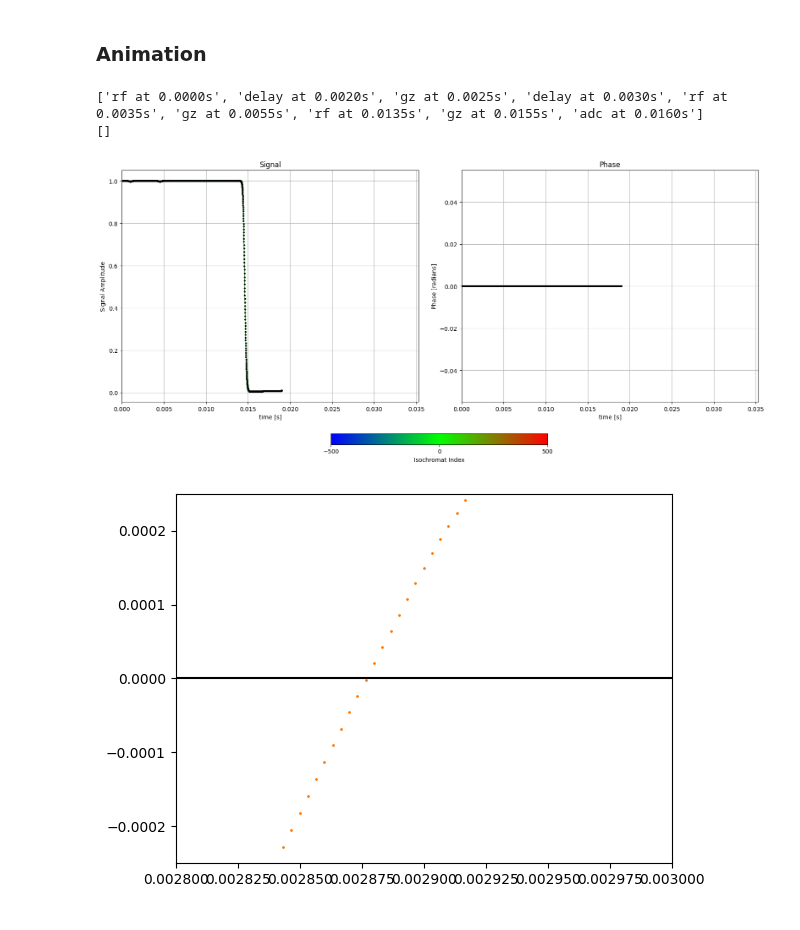
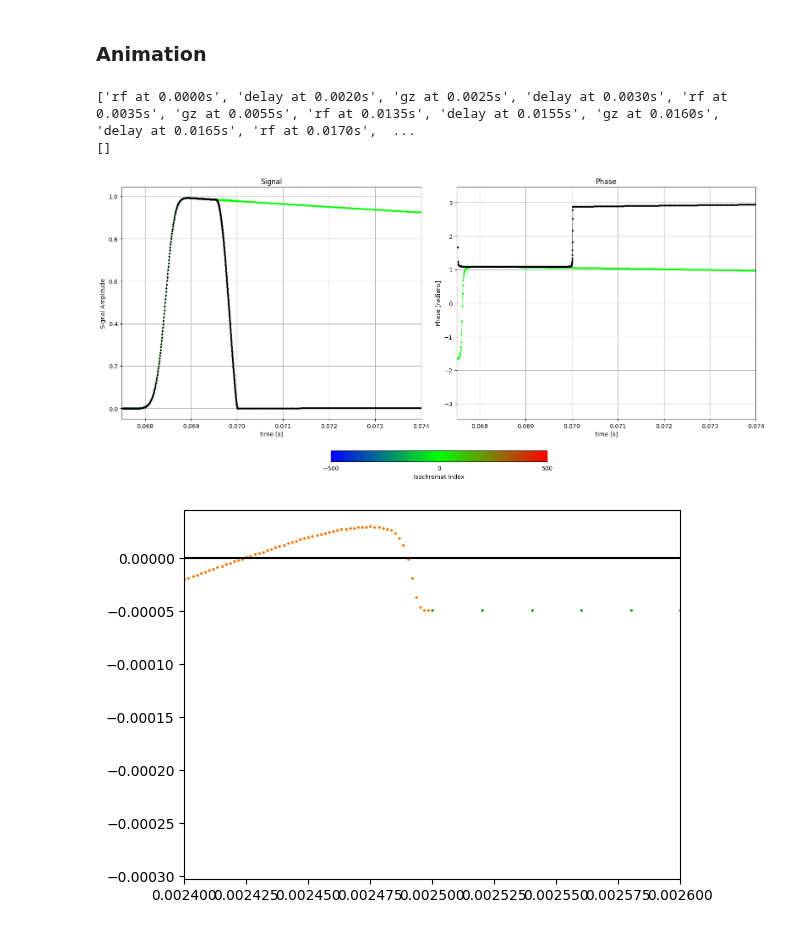
Before and after one commit to dantona02/optim, a Jupyter notebook: testing.ipynb, the cells around one changed output. Drawn from its saved outputs; the diff is of its cells as text; code cells hidden in the pictures.

```diff
--- a/testing.ipynb
+++ b/testing.ipynb
@@ -26,11 +26,11 @@ np.where(z_pos == 0)[0][0]
 seq_path_gauss = 'seq_lib/1_ETM.seq'
 config_path = 'sim_lib/config_1pool.yaml'
 
-adc_time = 3e-3
+adc_time = 6e-3
 retun_zmag = False
 show_plot = False
 write_all_mag = True
-webhook = True
+webhook = False
 plt_range = [0, 4]
 iso_select = [-5,0,5]
 # %%
@@ -87,11 +87,11 @@ kwargs = {'quality': '-pql', 'write': ''}  #--write_to_movie
 seq_path_gauss = 'seq_lib/1_ETM_minus.seq'
 config_path = 'sim_lib/config_1pool.yaml'
 
-adc_time = 3e-3
+adc_time = 6e-3
 retun_zmag = False
 show_plot = False
 write_all_mag = True
-webhook = True
+webhook = False
 plt_range = [0, 4]
 iso_select = [-5,0,5]
 # %%
@@ -106,7 +106,7 @@ sim_minus = simulate(config_file=config_path,
                    webhook=webhook,
                    plt_range=plt_range)  # simulation mac
 # %% [output]
-['rf at 0.0000s', 'delay at 0.0020s', 'gz at 0.0025s', 'delay at 0.0030s', 'rf at 0.0035s', 'gz at 0.0055s', 'rf at 0.0135s', 'gz at 0.0155s', 'adc at 0.0160s']
+['rf at 0.0000s', 'delay at 0.0020s', 'gz at 0.0025s', 'delay at 0.0030s', 'rf at 0.0035s', 'gz at 0.0055s', 'rf at 0.0135s', 'delay at 0.0155s', 'gz at 0.0160s', 'delay at 0.0165s', 'rf at 0.0170s',  ...
 []
 # %%
 from bmc.utils.eval import plot_sim
@@ -115,23 +115,24 @@ time, m_z, m_z_total, m_c, m_c_total = sim_minus.get_mag(return_cest_pool=False)
 
 iso_select = [0]
 plt_range = [0.0, 0.0353] #1ETM
-# plt_range = [0.015, 0.02]
+plt_range = [0.0675, 0.074] #5ETM
 # plt_range = [0.0286, 0.0360]
 # plt_range = [0.0675, 0.09]
-# plt_range = [0.0204, 0.021] #wex
+# plt_range = [0.8275, 1.048] #wex
 
-_ = plot_sim(m_out=[m_z, m_z_total], time=time, plt_range=plt_range, iso_select=iso_select)
-# _ = plot_sim(m_out=[m_c, m_c_total], time=time, plt_range=plt_range, iso_select=iso_select)
+# _ = plot_sim(m_out=[m_z, m_z_total], time=time, plt_range=plt_range, iso_select=iso_select)
+_ = plot_sim(m_out=[m_c, m_c_total], time=time, plt_range=plt_range, iso_select=iso_select)
 
 m_trans_minus = np.abs(m_c_total)[-900:]
 # %% [output]
-[figure, old version]
+[figure, new version]
 # %%
 x_rf = np.arange(0, 2e-3, 2e-3/300)
-# x_spoil = np.arange(2e-3,2.5e-3, 0.5e-3/300)
-x_spoil = np.arange(2e-3,3e-3, 1e-3/300)
-# x_adc = np.arange(2.5e-3, 5.5e-3, 3e-3/300)
-x_adc = np.arange(3e-3, 6e-3, 3e-3/300)
+x_spoil = np.arange(2e-3,2.5e-3, 0.5e-3/300) #0.5ms spoil
+# x_spoil = np.arange(2e-3,3e-3, 1e-3/300) #1ms spoil
+# x_adc = np.arange(2.5e-3, 5.5e-3, 3e-3/300) #3ms adc
+x_adc = np.arange(2.5e-3, 8.5e-3, 6e-3/300) #200ms adc
+# x_adc = np.arange(3e-3, 6e-3, 3e-3/300) #3ms adc
 # %%
 # plt.plot(x_spoil, (np.abs(m_trans_plus)-np.abs(m_trans_minus))[:300])
 # plt.plot(x_adc, (np.abs(m_trans_plus)-np.abs(m_trans_minus))[300:])
@@ -142,39 +143,39 @@ plt.axhline(0, c='black')
 # plt.axhline(0.0055)
 # plt.axvline(0.002476)
 
 # plt.scatter(0.002476, 0.0055, c='b')
 
 # plt.axhline(0.0295, color='r')
 # plt.axvline(0.0025, color='r')
 
 # plt.scatter(0.0025, 0.0295, c='r')
 
 # plt.axhline(0.0003, color='g')
 # plt.axvline(0.002482, color='g')
 
-# plt.scatter(0.002482, 0.0115, c='g')
+# plt.scatter(0.002475, 0.00026, c='g')
 
 # plt.axhline(0.0141, color='purple')
 # plt.axvline(0.002485, color='purple')
-# plt.scatter(0.002485, 0.0141, c='purple')
+# plt.scatter(0.002497, 0.000136, c='purple')
 
 # plt.plot(x_rf,m_trans_plus[:300], 'o', markersize=1, c='b')
 # plt.plot(x_spoil,m_trans_plus[300:600], 'o', markersize=1, c='b')
 # plt.plot(x_adc,m_trans_plus[600:], 'o', markersize=1, c='b')
 
 # plt.plot(x_rf,m_trans_minus[:300], 'o', markersize=1, c='r')
 # plt.plot(x_spoil,m_trans_minus[300:600], 'o', markersize=1, c='r')
 # plt.plot(x_adc,m_trans_minus[600:], 'o', markersize=1, c='r')
 
 # plt.axvline(0.002449)
 
-# plt.xlim(0.0024, 0.0026)
-plt.xlim(0.0028, 0.003)
+plt.xlim(0.0024, 0.0026)
+# plt.xlim(0.002, 0.005)
 # plt.ylim(-0.02, 0.032)
-plt.ylim(-0.00025, 0.00025)
+# plt.ylim(-0.001, 0.0008)
 resulst = (m_trans_plus-m_trans_minus)
 # %% [output]
-[figure, old version]
+[figure, new version]
 # %%
 plt.plot(x_rf,m_trans_plus[:300], 'o', markersize=1, c='b')
 plt.plot(x_spoil,m_trans_plus[300:600], 'o', markersize=1, c='b')
```
Also changed, not shown: parts of 3 cells of this notebook, 27 other files.
